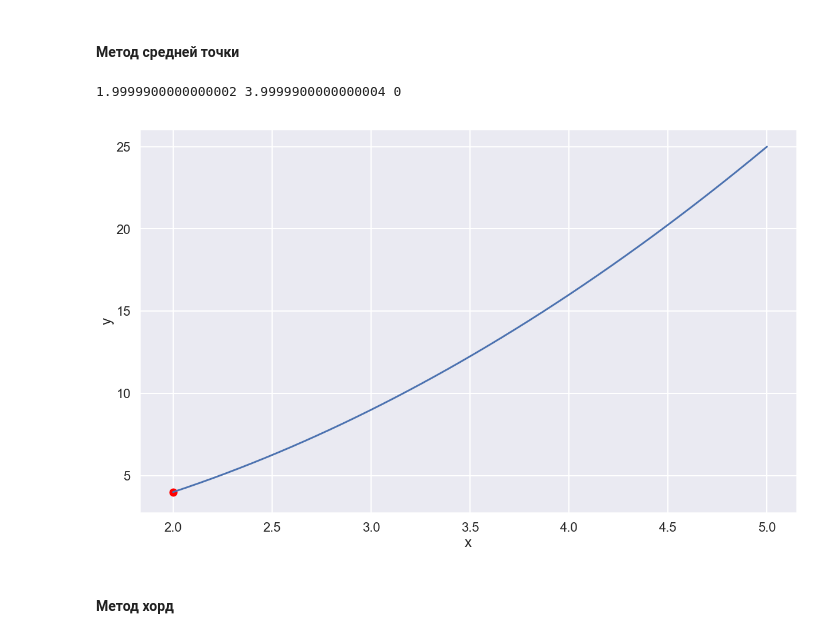
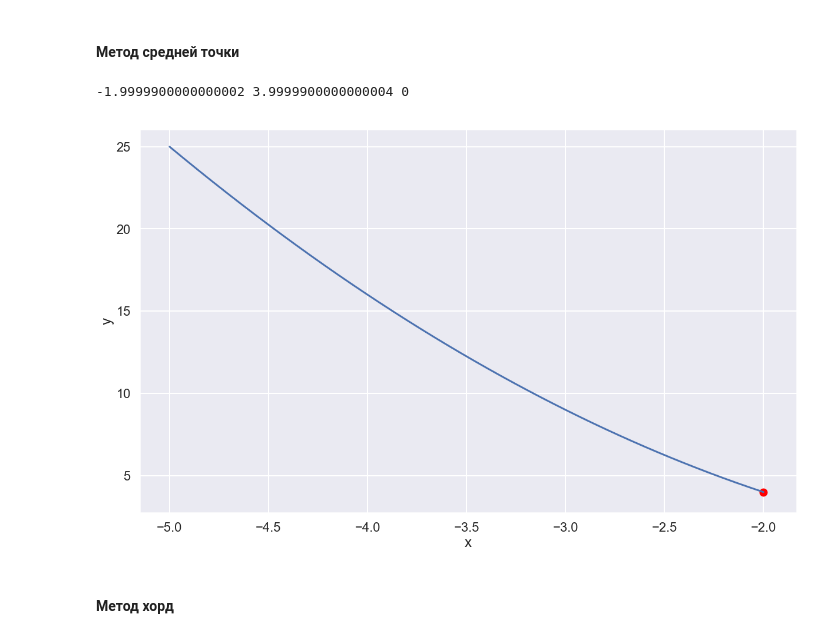
Before and after one commit to lainys/-, a Jupyter notebook: lab1/lab1.ipynb, the cells around one changed output. Cells and saved outputs as stored; diff of their text form; code cells hidden in the pictures.

```diff
--- a/lab1/lab1.ipynb
+++ b/lab1/lab1.ipynb
@@ -293,40 +293,40 @@ def iteration_midpoint(f,a,b,der=cf,n=0):
     return x,df,a,b,n+1
 
 
-def midpoint(f,bounds,eps=0.001,n=0,der=cf,verbose=False):
+def midpoint(f,bounds,eps=1e-3,n=0,der=cf,verbose=False):
     a,b = bounds
 
     if der(f,a) > 0 and der(f,b) > 0:
         return a,f(a),0
 
     if der(f,a) < 0 and der(f,b) < 0:
         return b,f(b),0
 
     if der(f,a) == 0:
         return a,f(a),0
 
     if der(f,b) == 0:
         return b,f(b),0
 
     df = 1
     x = (a+b)/2
 
     dp = (b-a)/5
 
     while not np.abs(df) < eps:
         x,df,a,b,n = iteration_midpoint(f,a,b,der=der,n=n)
 
         if verbose:
             x_p = linspace(x-dp,x+dp,200)
             plt.plot(x_p,df*(x_p-x)+f(x))
             plt.scatter(x,f(x))
 
     return x,f(x),n
 
-test_func(midpoint,args={'verbose':True},f=(lambda x:x**2,[-5,5]))
+test_func(midpoint,args={'verbose':True},f=(lambda x:x**2,[-5,-2]))
 # %% [output]
-1.9999900000000002 3.9999900000000004 0
+-1.9999900000000002 3.9999900000000004 0
-[figure, old version]
+[figure, new version]
 # %% [markdown]
 #### Метод хорд
 # %%
```
Also changed, not shown: parts of 3 cells of this notebook.
